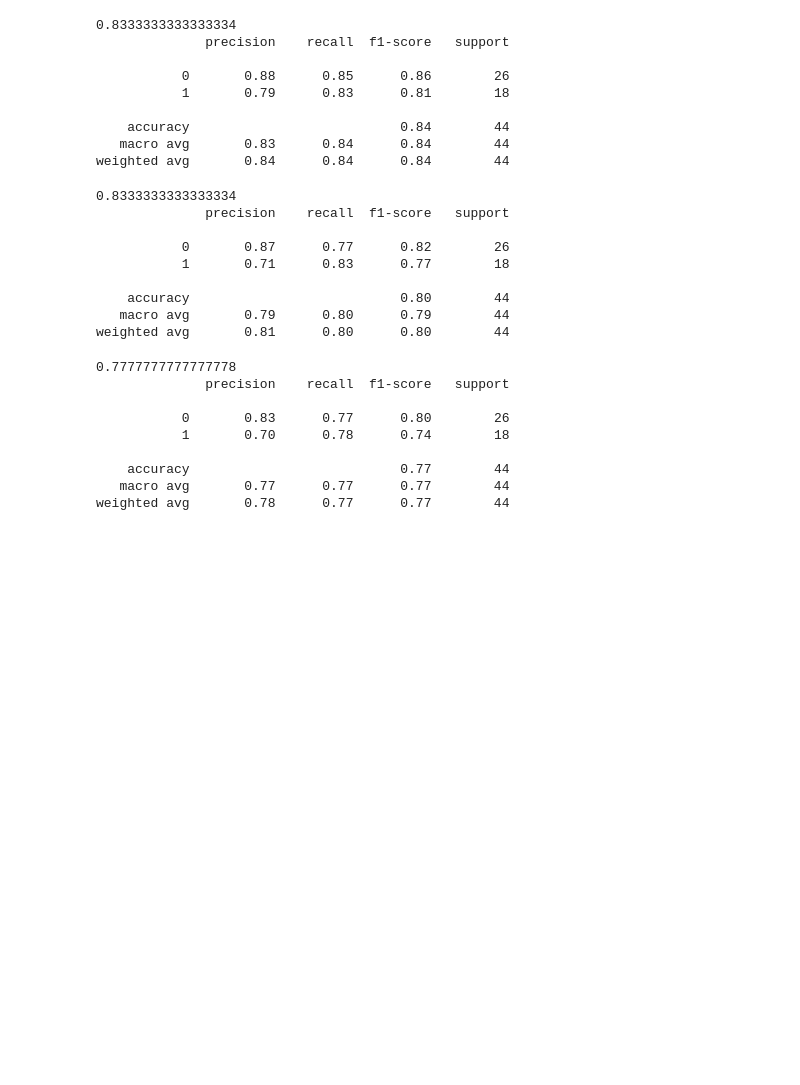
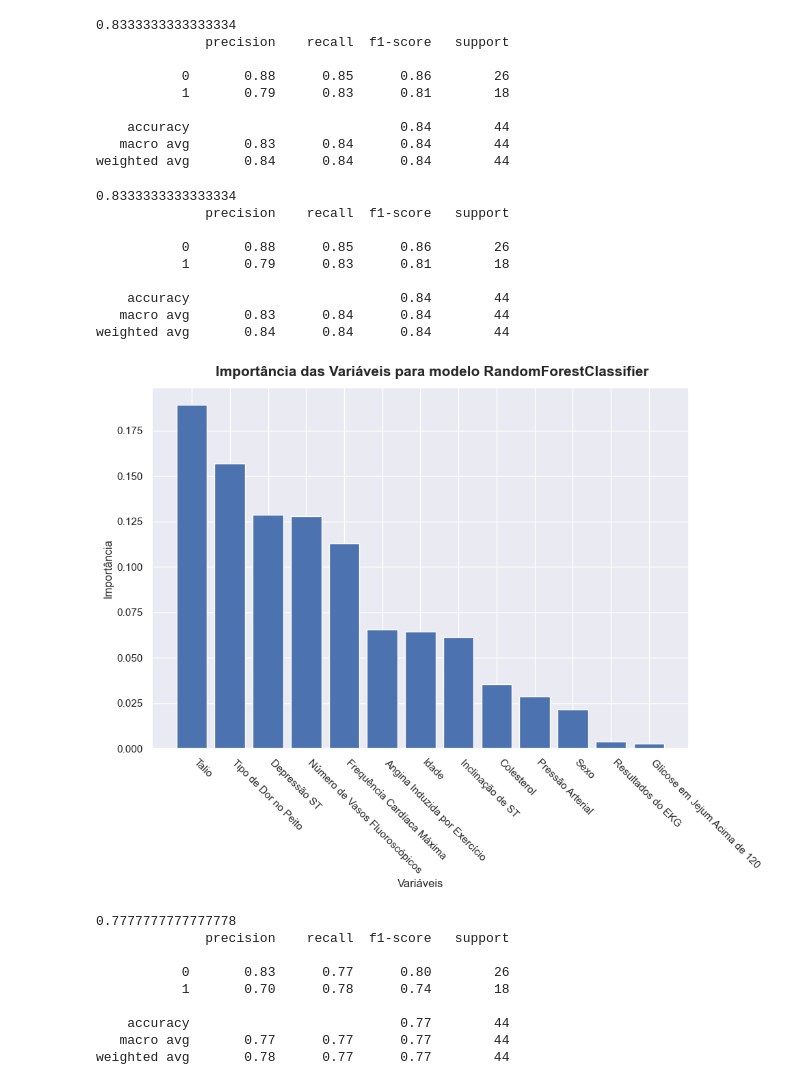
Before and after one commit to LucasMeller13/ml_abp, a Jupyter notebook: tests.ipynb, the cells around one changed output. Saved outputs shown, nothing was run; the diff lists cells and outputs as text; code cells hidden in the pictures; blank space fills up the shorter version.

```diff
--- a/tests.ipynb
+++ b/tests.ipynb
@@ -354,7 +413,7 @@ print(classification_report(ytest,y_pred))
    macro avg       0.83      0.84      0.84        44
 weighted avg       0.84      0.84      0.84        44
 # %%
-pipeline = Pipeline([('poly', PolynomialFeatures(3)),
+pipeline = Pipeline([# ('poly', PolynomialFeatures(3)),
                     #  ('pca', PCA(n_components=30)),
                      ('scaler', StandardScaler()),
                      ('rf', RandomForestClassifier(random_state=42))])
@@ -372,12 +431,32 @@ print(classification_report(ytest,y_pred))
 0.8333333333333334
               precision    recall  f1-score   support
 
-           0       0.87      0.77      0.82        26
-           1       0.71      0.83      0.77        18
+           0       0.88      0.85      0.86        26
+           1       0.79      0.83      0.81        18
 
-    accuracy                           0.80        44
-   macro avg       0.79      0.80      0.79        44
-weighted avg       0.81      0.80      0.80        44
+    accuracy                           0.84        44
+   macro avg       0.83      0.84      0.84        44
+weighted avg       0.84      0.84      0.84        44
+# %%
+importances = rf.named_steps['rf'].feature_importances_
+features = xtrain.columns
+translated_features = [columns_translated[feature] for feature in features]
+feature_importances = sorted(zip(translated_features, importances), key=lambda x: x[1], reverse=True)
+feature_names, feature_scores = zip(*feature_importances)
+
+plt.figure(figsize=(10, 8))
+plt.bar(feature_names, feature_scores)
+plt.xlabel('Variáveis')
+plt.ylabel('Importância')
+plt.xticks(rotation=90)
+plt.xticks(rotation=-45, ha='left')
+plt.suptitle("Importância das Variáveis para modelo RandomForestClassifier", fontsize=15, fontweight='bold')
+plt.tight_layout()
+plt.subplots_adjust(top=.94)
+# plt.savefig('plot_rf_feature_importance.png', dpi=300, bbox_inches='tight')
+plt.show()
+# %% [output]
+[figure, added]
 # %%
 pipeline = Pipeline([('poly', PolynomialFeatures(3)),
                     #  ('pca', PCA(n_components=30)),
```
Also changed, not shown: parts of 9 cells of this notebook, 14 other files.
